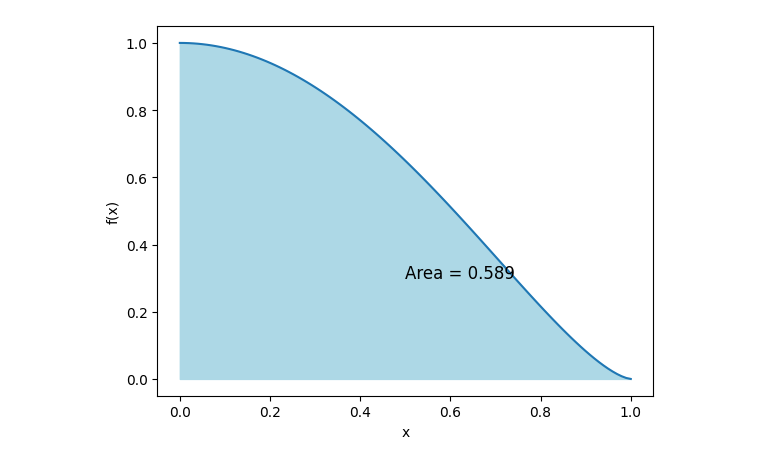
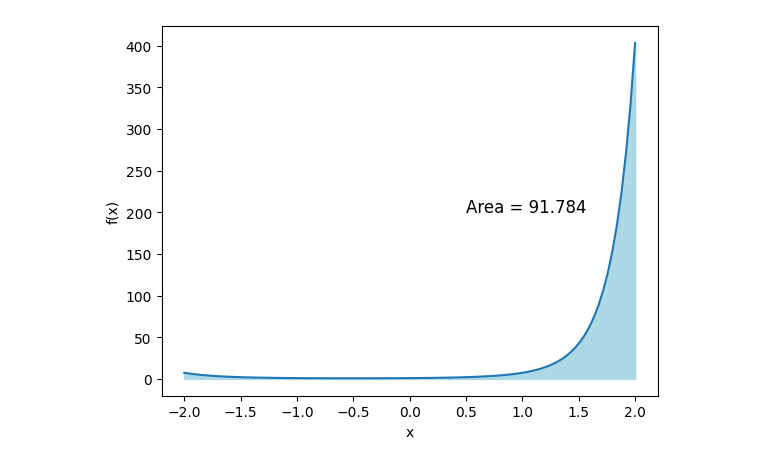
Before and after one commit to luizrenault/tp547, a Jupyter notebook: trabalho_2/questao_4_b.ipynb, the cells around one changed output. Cells and saved outputs as stored; diff of their text form; code cells hidden in the pictures.

```diff
--- a/trabalho_2/questao_4_b.ipynb
+++ b/trabalho_2/questao_4_b.ipynb
@@ -23,34 +23,35 @@ from scipy.integrate import quad
 
 # Define the function
 def f(x):
-  return (1-x**2)**(3/2)
-
+  return np.exp(x+x**2)
+a=-2
+b=2
 N=100000
-x=np.random.uniform(0,1,N)
+x=np.random.uniform(a,b,N)
 # %%
 ##### Monte Carlo ########
-integral=sum(f(x))/N
+integral=sum(f(x))/N * (b-a)
 
 # Create the x-axis values
-xplot = np.linspace(0, 1, 100)
+xplot = np.linspace(a, b, 100)
 
 
 # Plot the function
 plt.plot(xplot, f(xplot))
 
 # Fill the area under the curve
 plt.fill_between(xplot, f(xplot), color='lightblue')
 
 # Add the label with the area value
-plt.text(0.5, 0.3, f'Area = {integral:.3f}', fontsize=12)
+plt.text(0.5, 200, f'Area = {integral:.3f}', fontsize=12)
 
 # Add labels and title
 plt.xlabel('x')
 plt.ylabel('f(x)')
 
 # Show the plot
 plt.show()
 # %% [output]
-[figure, old version]
+[figure, new version]
 # %%
 ##### Amostragem por importância ######
```
Also changed, not shown: parts of 1 cell of this notebook.
